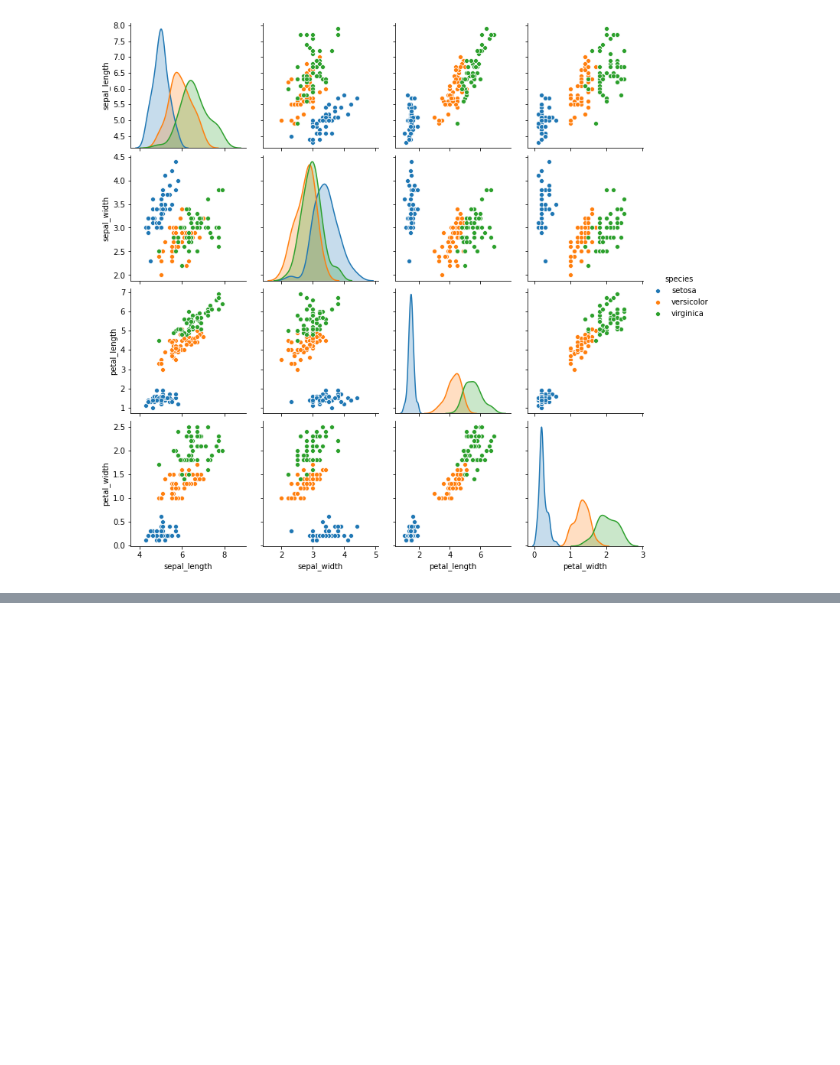
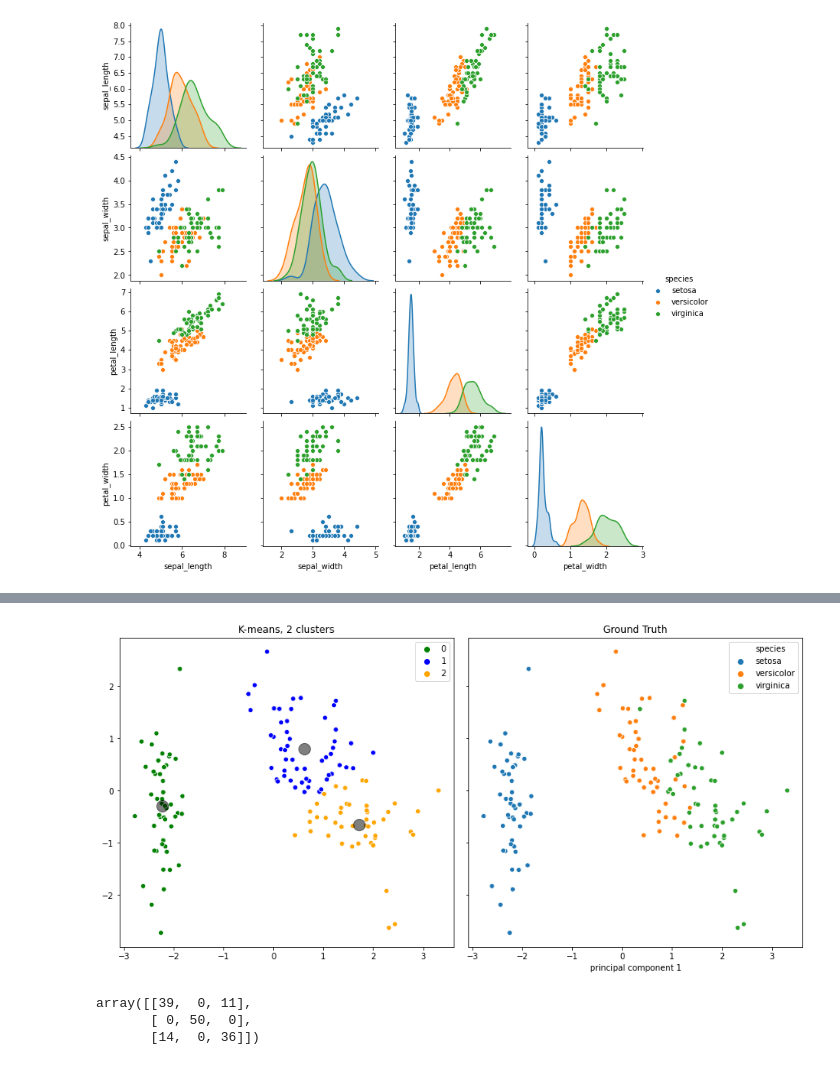
Before and after one commit to filipemarinho/pattern-recognition, a Jupyter notebook: P5/P5.ipynb, the cells around one changed output, grey strips where cells are left out. Drawn from its saved outputs; the diff is of its cells as text; code cells hidden in the pictures; blank space fills up the shorter version.

```diff
--- a/P5/P5.ipynb
+++ b/P5/P5.ipynb
@@ -127,0 +82,30 @@ ModuleNotFoundError: No module named 'tensorflow'
+# %%
+fig, ax = plt.subplots(1, 2,figsize=(6*2,6), sharex=True, sharey=True,constrained_layout=True)
+
+X = Data_2D.iloc[:, 0:2].values
+# print(X)
+kms3 = KMeans(n_clusters=3)
+kms3.fit(X)
+cluster = kms3.predict(X)
+sb.scatterplot(X[:, 0], X[:, 1], hue=cluster,ax = ax[0], palette= ['green', 'blue', 'orange' ])
+
+centers = kms3.cluster_centers_
+# print(cluster.shape)
+ax[0].set_title("K-means, 2 clusters")
+ax[0].scatter(centers[:, 0], centers[:, 1], c='black', s=200, alpha=0.5);
+ax[1].set_title("Ground Truth")
+sb.scatterplot(Data_2D['principal component 1'],Data_2D['principal component 2'], ax = ax[1], hue = Data_2D['species'])
+plt.show()
+# %% [output]
+[figure, added]
+# %%
+y_true = np.copy(Data_2D['species'])
+y_true[y_true=='versicolor']= 0
+y_true[y_true=='setosa']= 1
+y_true[y_true=='virginica']= 2
+y_true = np.array(y_true, dtype= 'int64')
+confusion_matrix(y_true, cluster)
+# %% [output]
+array([[39,  0, 11],
+       [ 0, 50,  0],
+       [14,  0, 36]])
```
Also changed, not shown: parts of 8 cells of this notebook, 4 other files.
